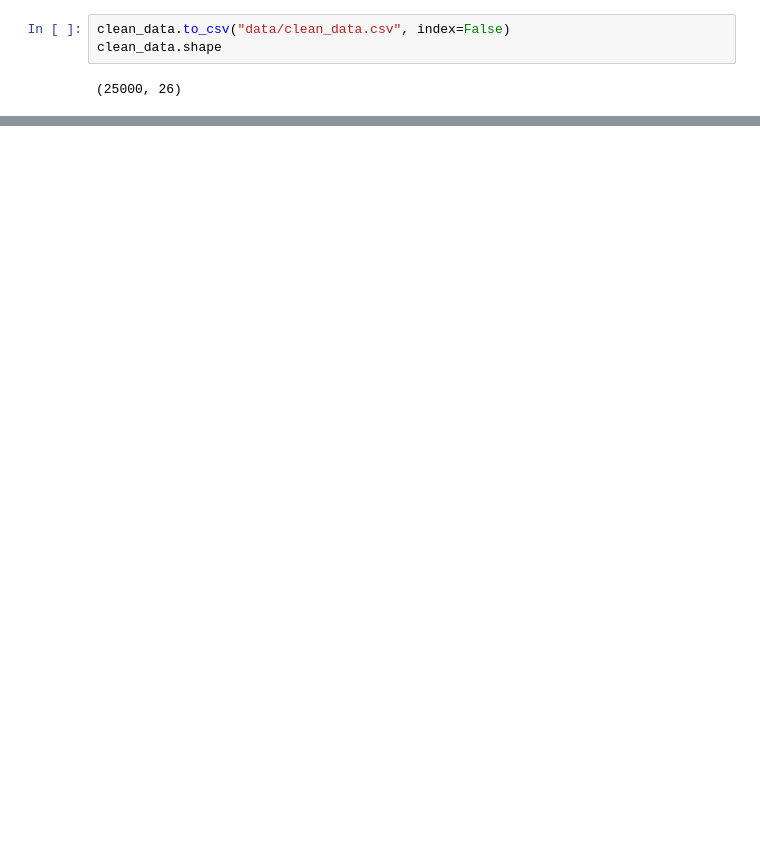
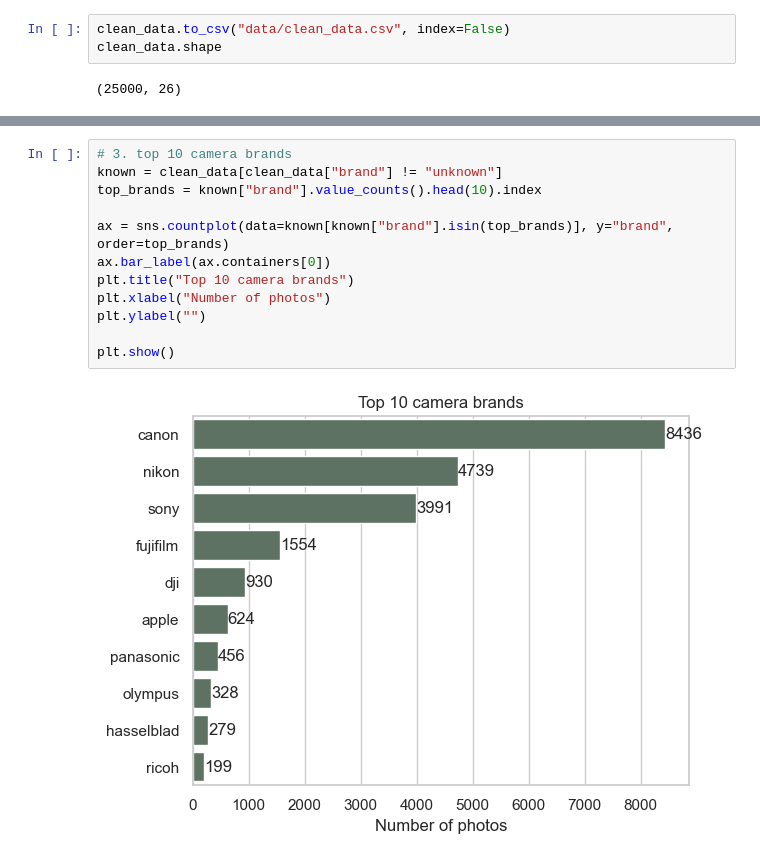
Before and after one commit to oShuail/EDA-unsplash-dataset, a Jupyter notebook: notebook.ipynb, the cells around one changed output, grey strips where cells are left out. Cells and saved outputs as stored; diff of their text form; blank space fills up the shorter version.

```diff
--- a/notebook.ipynb
+++ b/notebook.ipynb
@@ -396,0 +453,14 @@ clean_data.shape
+# %%
+# 3. top 10 camera brands
+known = clean_data[clean_data["brand"] != "unknown"]
+top_brands = known["brand"].value_counts().head(10).index
+
+ax = sns.countplot(data=known[known["brand"].isin(top_brands)], y="brand", order=top_brands)
+ax.bar_label(ax.containers[0])
+plt.title("Top 10 camera brands")
+plt.xlabel("Number of photos")
+plt.ylabel("")
+
+plt.show()
+# %% [output]
+[figure, added]
```
Also changed, not shown: parts of 32 cells of this notebook.
